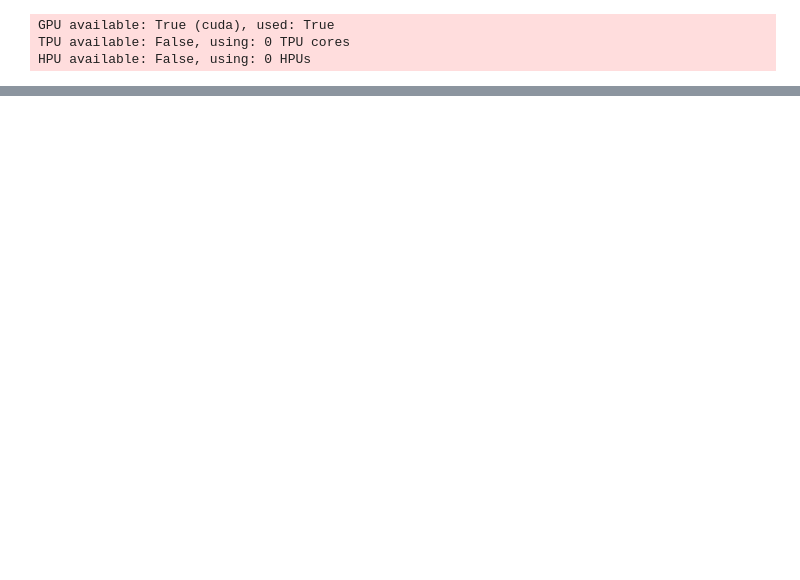
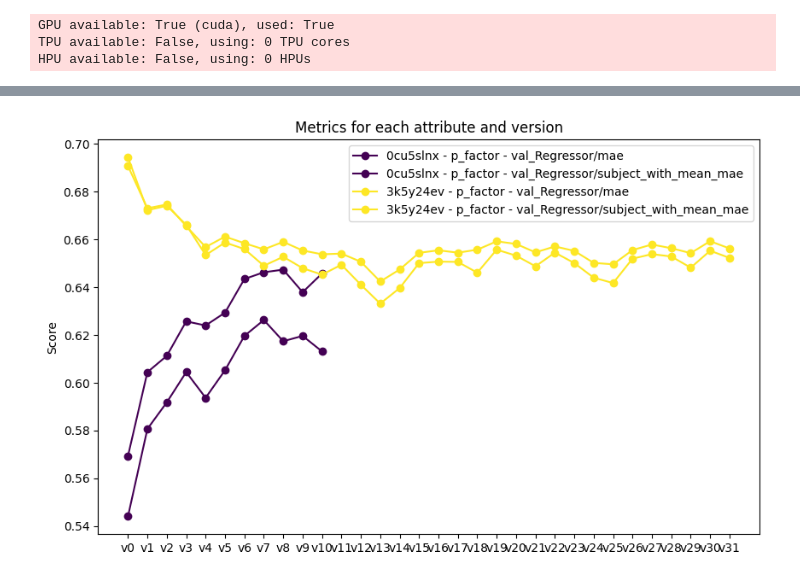
Before and after one commit to sccn/eeg-ssl, a Jupyter notebook: notebooks/CPC_evaluation.ipynb, the cells around one changed output, grey strips where cells are left out. Drawn from its saved outputs; the diff is of its cells as text; code cells hidden in the pictures; blank space fills up the shorter version.

```diff
--- a/notebooks/CPC_evaluation.ipynb
+++ b/notebooks/CPC_evaluation.ipynb
@@ -7,15 +7,7 @@ from libs.ssl_data import SSLHBNDataModule
 %autoreload 2
 # %%
 import wandb
-import os
-run = wandb.init()
-artifact_dir = 'artifacts/model-0cu5slnx'
-for version in range(10):
-    if os.path.exists(artifact_dir):
-        print(f"Artifact directory {artifact_dir} already exists. Skipping download.")
-        break
-    artifact = run.use_artifact(f'sccn/eeg-ssl/model-0cu5slnx:v{version}', type='model')
-    artifact_dir = artifact.download()
+run = wandb.init(project="eeg-ssl", job_type="training")
 # %% [output]
 wandb: Currently logged in as: dt-young112 (sccn) to https://api.wandb.ai. Use `wandb login --relogin` to force relogin
 wandb: Using wandb-core as the SDK backend.  Please refer to https://wandb.me/wandb-core for more information.
@@ -40,8 +58,12 @@ config['data']['ssl_task'] = ssl_task
 config['data']['window_len_s'] = 20
 config['data']['num_workers'] = 2
 
-config['model']['init_args']['contextualizer_path'] = 'libs.ssl_model.BENDRContextualizer'
-config['model']['init_args']['contextualizer_kwargs'] = {'in_features': 512, 'start_token': None}
+if model == "0cu5slnx":
+    config['model']['init_args']['contextualizer_path'] = 'libs.ssl_model.BENDRContextualizer'
+    config['model']['init_args']['contextualizer_kwargs'] = {'in_features': 512, 'start_token': None}
+elif model == "3k5y24ev":
+    config['model']['init_args']['contextualizer_path'] = 'libs.ssl_model.BENDRLSTM'
+    config['model']['init_args']['contextualizer_kwargs'] = {'in_features': 512}
 
 config['trainer']['callbacks'] = None
 config['trainer']['logger'] = None
@@ -71,2 +180,2 @@ for attr in attributes:
 # %%
-metrics = ['val_Regressor/mae', 'val_Regressor/subject_with_mean_mae']
+metrics = [f'{mode}_Regressor/mae', f'{mode}_Regressor/subject_with_mean_mae']
@@ -127,0 +182,49 @@ plot_metrics(version_scores, metrics, attributes)
+# %%
+# plot the metrics for each attribute for each version from scores
+import matplotlib.pyplot as plt
+import numpy as np
+import seaborn as sns
+import pandas as pd
+import matplotlib
+import matplotlib.pyplot as plt
+import matplotlib.ticker as ticker
+import matplotlib.dates as mdates
+import matplotlib.cm as cm
+import matplotlib.colors as mcolors
+def plot_metrics(scores, metrics, attributes, models):
+    # create a color map
+    cmap = cm.get_cmap('viridis', len(models))
+    colors = [cmap(i) for i in range(len(models))]
+
+    # create a figure and axis
+    fig, ax = plt.subplots(figsize=(10, 6))
+
+    # loop through each attribute and plot the metrics
+    for i, model in enumerate(models):
+        scores = json.load(open(f'model-{model}_scores-{mode}.json'))
+        for attr in attributes:
+            for metric in metrics:
+                # extract the scores for the current attribute and metric
+                scores_attr = [s[0][metric] for s in scores[attr]]
+                # plot the scores with a line and marker
+                ax.plot(range(len(scores_attr)), scores_attr, label=f'{model} - {attr} - {metric}', color=colors[i], marker='o')
+
+    # set the x-axis ticks and labels
+    ax.set_xticks(range(len(scores_attr)))
+    ax.set_xticklabels([f'v{v}' for v in range(len(scores_attr))])
+
+    # set the y-axis label
+    ax.set_ylabel('Score')
+
+    # set the title
+    ax.set_title('Metrics for each attribute and version')
+
+    # add a legend
+    ax.legend()
+
+    # show the plot
+    plt.show()
+attributes = ['p_factor']
+plot_metrics(version_scores, metrics, attributes, ['0cu5slnx', '3k5y24ev'])
+# %% [output]
+[figure, added]
```
Also changed, not shown: parts of 5 cells of this notebook.
